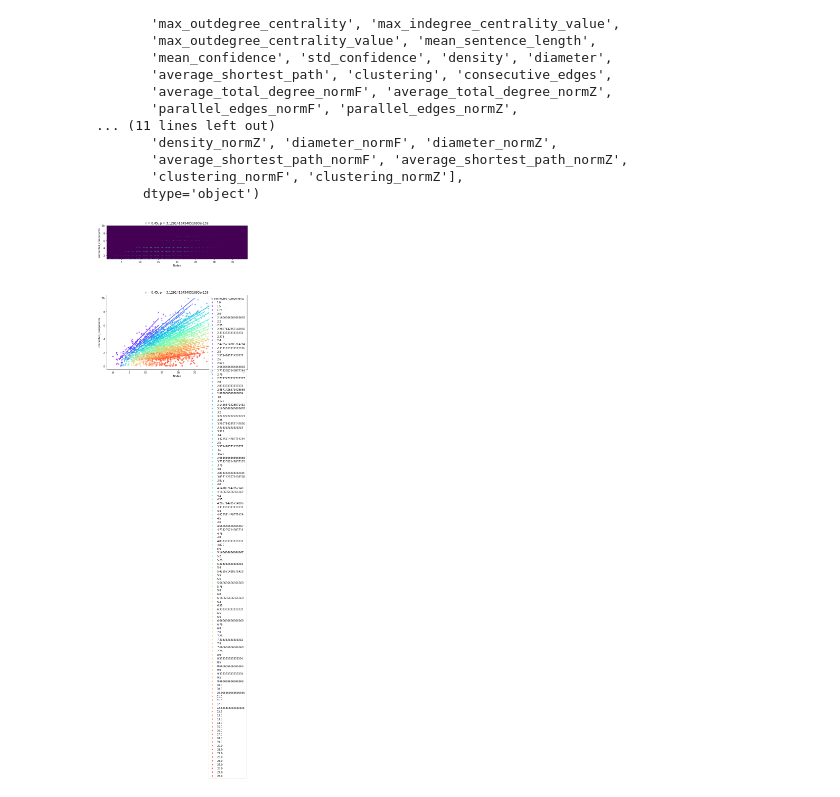
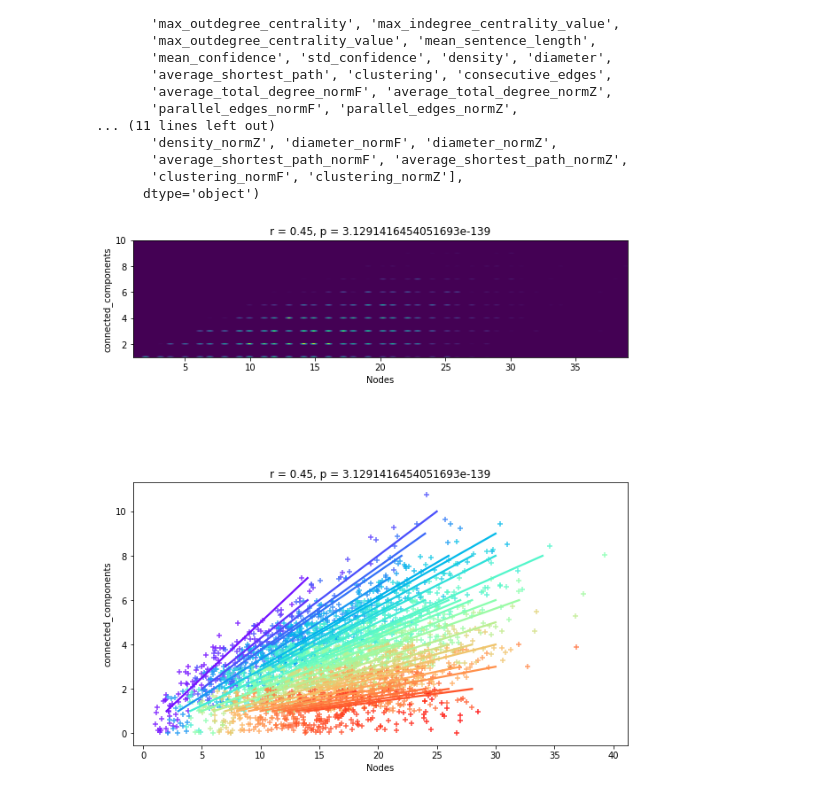
Before and after one commit to alan-turing-institute/netts, a Jupyter notebook: cc_measures_vs_nodes_genpub.ipynb, the cells around one changed output. Drawn from its saved outputs; the diff is of its cells as text; code cells hidden in the pictures.

```diff
--- a/cc_measures_vs_nodes_genpub.ipynb
+++ b/cc_measures_vs_nodes_genpub.ipynb
@@ -161,32 +161,32 @@ Index(['Unnamed: 0', 'subj', 'tat', 'words', 'sentences', 'nodes', 'edges',
 plot_variable = 'connected_components'
 nans = np.isnan(df[plot_variable].values)
 correlation = sp.stats.spearmanr(df.nodes[~nans],df[plot_variable][~nans])
 
 
 fig = plt.figure(figsize=(10, 12))
 
 ax = plt.subplot(2,1,1)
 heatmap, xedges, yedges = np.histogram2d(df.nodes[~nans], df[plot_variable][~nans], bins=100)
 extent = [xedges[0], xedges[-1], yedges[0], yedges[-1]]
 plt.imshow(heatmap.T, extent=extent, origin='lower')
 plt.title('r = {}, p = {}'.format(round(correlation[0],2), correlation[1]))
 plt.xlabel('Nodes')
 plt.ylabel(plot_variable)
 
 ax = plt.subplot(2,1,2)
 groups = sorted(df.cc_size_mean.unique())
 colors = cm.rainbow(np.linspace(0, 1, len(groups)))
 for t, c in zip(groups, colors):
     sns.regplot(data=df[~nans][df.cc_size_mean == t], x="nodes", y=plot_variable, color=c, x_jitter=True, y_jitter=True, marker="+", label=t)
 #
-ax.legend(title="n_connected_components")
+# ax.legend(title="n_connected_components")
 plt.title('r = {}, p = {}'.format(round(correlation[0],2), correlation[1]))
 plt.xlabel('Nodes')
 plt.ylabel(plot_variable)
 
 output = op.join(output_figures, 'Nodes_vs_{}' +
                  '_{}'.format(plot_variable, str(datetime.date.today())))
 plt.savefig(output)
 plt.show(block=False)
 # %% [output]
-[figure, old version]
+[figure, new version]
```
